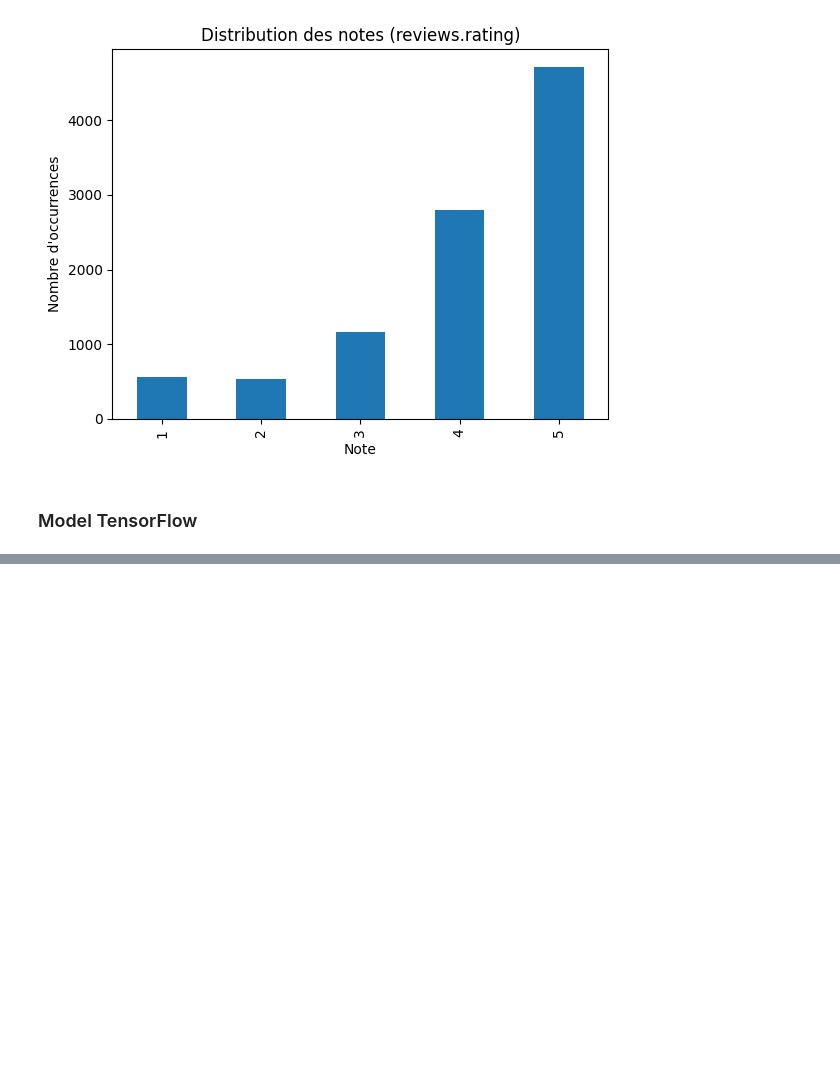
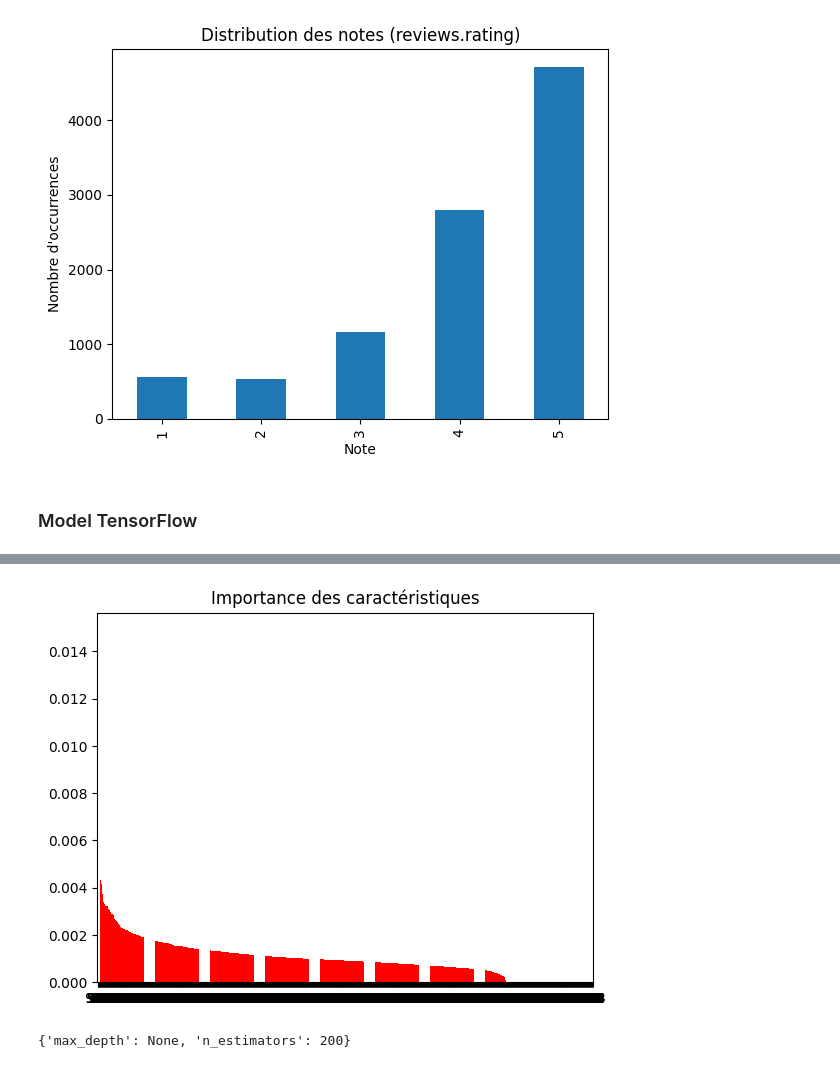
Before and after one commit to AxelHuon/project-IA, a Jupyter notebook: main.ipynb, the cells around one changed output, grey strips where cells are left out. Saved outputs shown, nothing was run; the diff lists cells and outputs as text; code cells hidden in the pictures; blank space fills up the shorter version.

```diff
--- a/main.ipynb
+++ b/main.ipynb
@@ -208,0 +394,24 @@ Note prédite: 3
+# %%
+# Importance des caractéristiques
+importances = model.feature_importances_
+indices = np.argsort(importances)[::-1]
+
+plt.figure()
+plt.title("Importance des caractéristiques")
+plt.bar(range(X_train.shape[1]), importances[indices],
+       color="r", align="center")
+plt.xticks(range(X_train.shape[1]), indices)
+plt.xlim([-1, X_train.shape[1]])
+plt.show()
+# %% [output]
+[figure, added]
+# %%
+# Ajustement des hyperparamètres avec GridSearchCV
+param_grid = {'n_estimators': [100, 200], 'max_depth': [None, 10, 20]}
+grid_search = GridSearchCV(XGBClassifier(), param_grid, cv=5)
+grid_search.fit(X_train, y_train_adjusted)
+
+#print("Meilleurs paramètres trouvés :")
+print(grid_search.best_params_)
+# %% [output]
+{'max_depth': None, 'n_estimators': 200}
```
Also changed, not shown: parts of 40 cells of this notebook, 1 other file.
